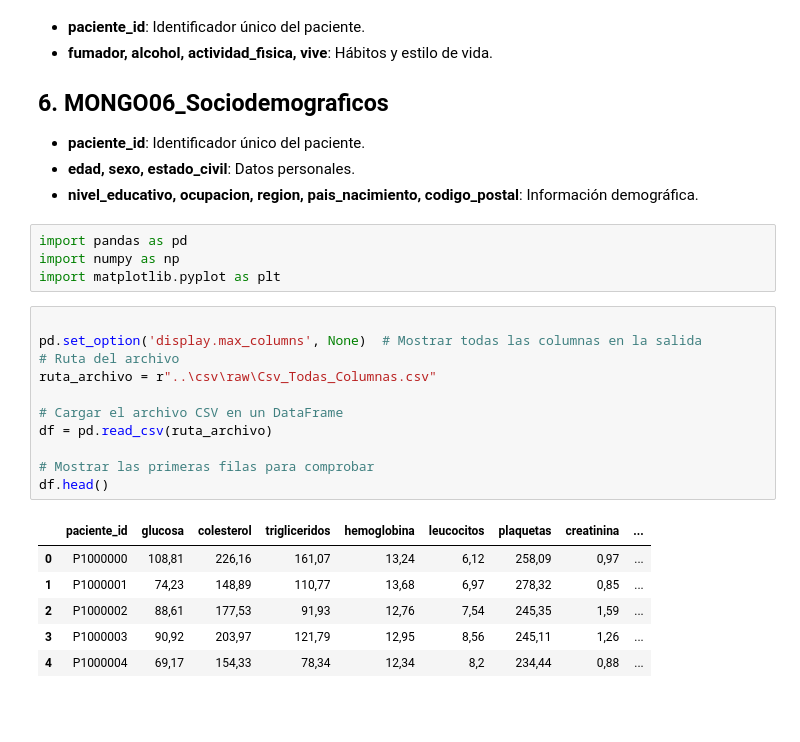
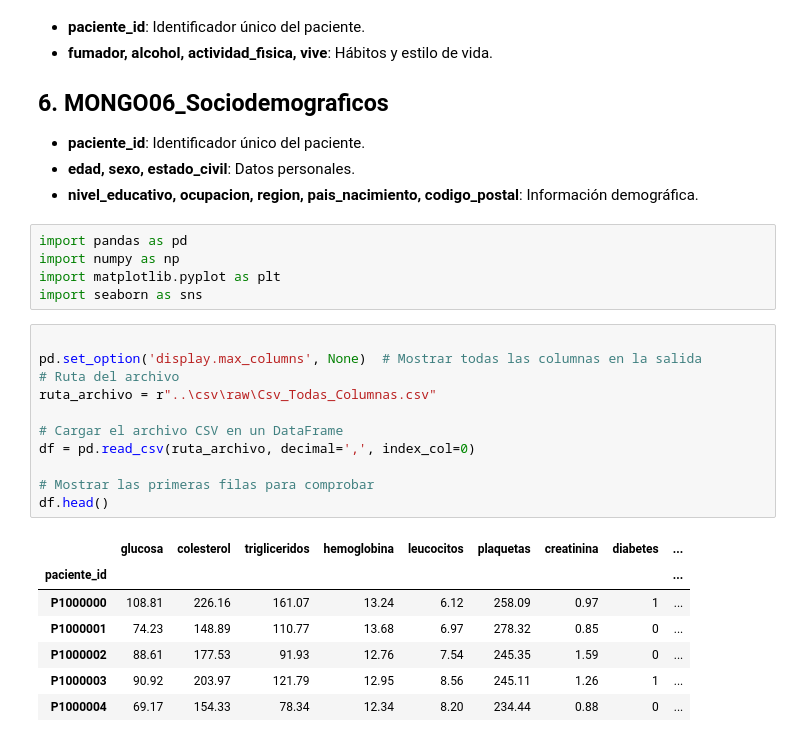
Before and after one commit to josean9/IA-Casos, a Jupyter notebook: notebooks/notebook1_eda.ipynb, the cells around one changed output. Saved outputs shown, nothing was run; the diff lists cells and outputs as text; blank space fills up the shorter version.

```diff
--- a/notebooks/notebook1_eda.ipynb
+++ b/notebooks/notebook1_eda.ipynb
@@ -33,21 +33,23 @@
 import pandas as pd
 import numpy as np
 import matplotlib.pyplot as plt
+import seaborn as sns
 # %%
 
 pd.set_option('display.max_columns', None)  # Mostrar todas las columnas en la salida
 # Ruta del archivo
 ruta_archivo = r"..\csv\raw\Csv_Todas_Columnas.csv"
 
 # Cargar el archivo CSV en un DataFrame
-df = pd.read_csv(ruta_archivo)
+df = pd.read_csv(ruta_archivo, decimal=',', index_col=0)
 
 # Mostrar las primeras filas para comprobar
 df.head()
 # %% [output]
-|  | paciente_id | glucosa | colesterol | trigliceridos | hemoglobina | leucocitos | plaquetas | creatinina | ... |
-| 0 | P1000000 | 108,81 | 226,16 | 161,07 | 13,24 | 6,12 | 258,09 | 0,97 | ... |
-| 1 | P1000001 | 74,23 | 148,89 | 110,77 | 13,68 | 6,97 | 278,32 | 0,85 | ... |
-| 2 | P1000002 | 88,61 | 177,53 | 91,93 | 12,76 | 7,54 | 245,35 | 1,59 | ... |
-| 3 | P1000003 | 90,92 | 203,97 | 121,79 | 12,95 | 8,56 | 245,11 | 1,26 | ... |
-| 4 | P1000004 | 69,17 | 154,33 | 78,34 | 12,34 | 8,2 | 234,44 | 0,88 | ... |
+|  | glucosa | colesterol | trigliceridos | hemoglobina | leucocitos | plaquetas | creatinina | diabetes | ... |
+| paciente_id |  |  |  |  |  |  |  |  | ... |
+| P1000000 | 108.81 | 226.16 | 161.07 | 13.24 | 6.12 | 258.09 | 0.97 | 1 | ... |
+| P1000001 | 74.23 | 148.89 | 110.77 | 13.68 | 6.97 | 278.32 | 0.85 | 0 | ... |
+| P1000002 | 88.61 | 177.53 | 91.93 | 12.76 | 7.54 | 245.35 | 1.59 | 0 | ... |
+| P1000003 | 90.92 | 203.97 | 121.79 | 12.95 | 8.56 | 245.11 | 1.26 | 1 | ... |
+| P1000004 | 69.17 | 154.33 | 78.34 | 12.34 | 8.20 | 234.44 | 0.88 | 0 | ... |
```
Also changed, not shown: parts of 12 cells of this notebook, 1 other file.
